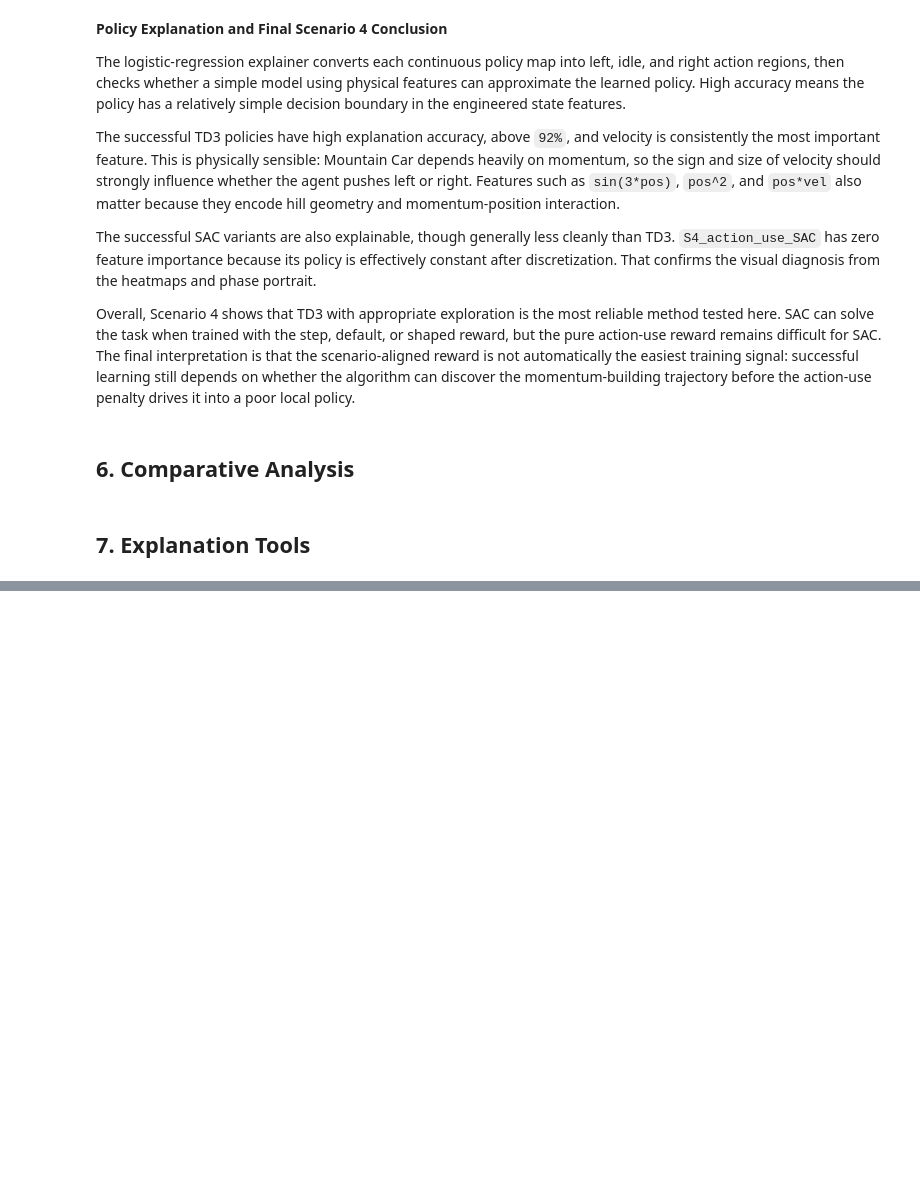
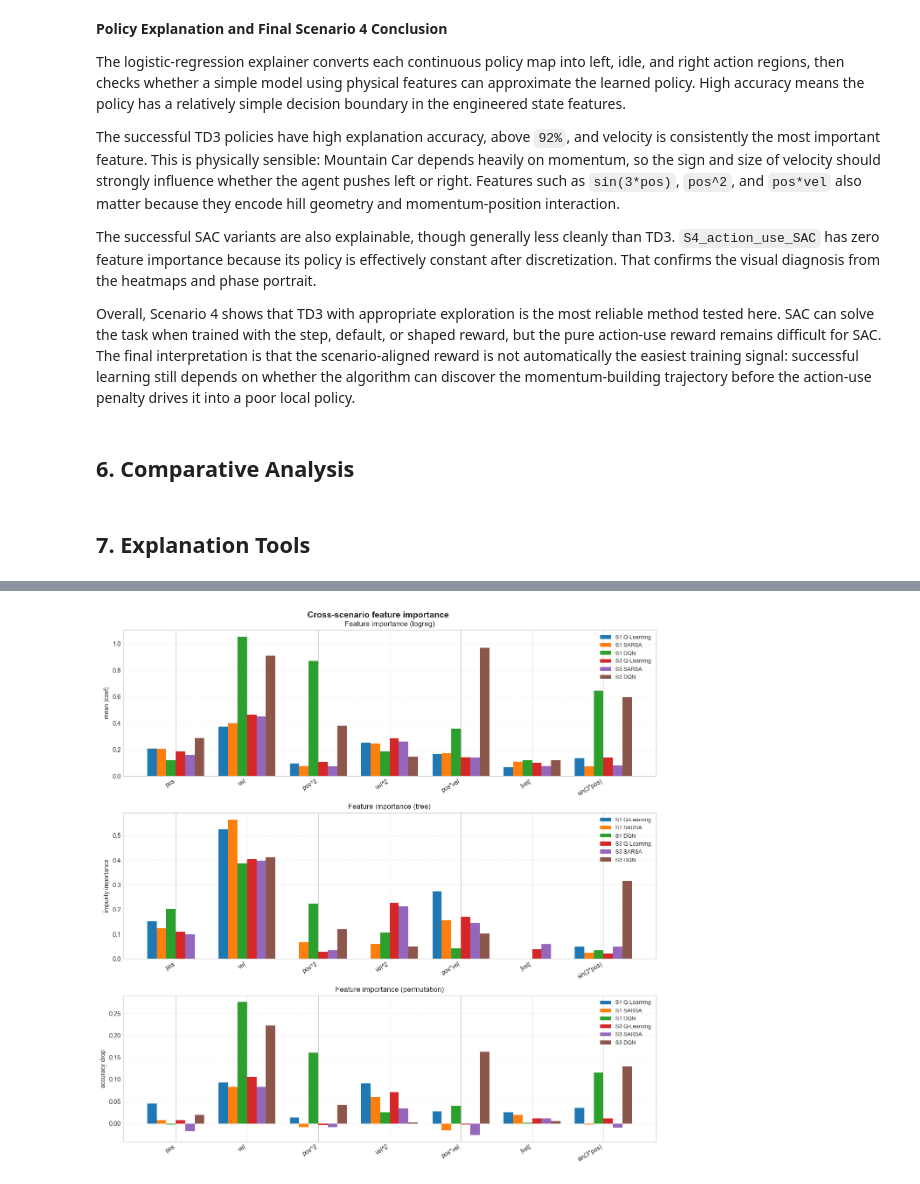
Before and after one commit to catebros/RL-Group, a Jupyter notebook: RLI_22_A0_MountainCar.ipynb, the cells around one changed output, grey strips where cells are left out. Saved outputs shown, nothing was run; the diff lists cells and outputs as text; code cells hidden in the pictures; blank space fills up the shorter version.

```diff
--- a/RLI_22_A0_MountainCar.ipynb
+++ b/RLI_22_A0_MountainCar.ipynb
@@ -2024,0 +2134,22 @@ Overall, Scenario 4 shows that TD3 with appropriate exploration is the most reli
+# %%
+# Collect one policy grid per (scenario, agent) into a unified 3-class form.
+# Discrete grids pass through; continuous S4 grids are binned with deadband=0.05
+# to match the threshold used in the S4 explanation cell above.
+
+policy_grids = {
+    "S1 Q-Learning": s1_ql_agent.get_policy_grid(),
+    "S1 SARSA":      s1_sarsa_agent.get_policy_grid(),
+    "S1 DQN":        s1_dqn_agent.get_q_values_grid(n_bins=40)[0],
+    "S3 Q-Learning": s3_ql_agent.get_policy_grid(),
+    "S3 SARSA":      s3_sarsa_agent.get_policy_grid(),
+    "S3 DQN":        s3_dqn_agent.get_q_values_grid(n_bins=40)[0],
+}
+
+for cfg in s4_run_configs:
+    run_name = cfg["run_name"]
+    grid40 = s4_results[run_name]["agent"].get_policy_grid(n_bins=40)
+    policy_grids[f"S4 {run_name.replace('S4_', '')}"] = mc.bin_action_grid(grid40, deadband=0.05)
+
+print(f"Collected {len(policy_grids)} policy grids:")
+for name, g in policy_grids.items():
+    print(f"  {name:32s}  shape={g.shape}  dtype={g.dtype}")
@@ -2024,0 +2158,15 @@ Overall, Scenario 4 shows that TD3 with appropriate exploration is the most reli
+# %%
+# Run the three explanation techniques on every policy grid.
+all_results = {
+    name: mc.run_all_explanations(
+        grid, n_bins=grid.shape[0], scenario_name=name, verbose=False
+    )
+    for name, grid in policy_grids.items()
+}
+
+# Compact accuracy summary across techniques
+print(f"{'scenario':<32s}  {'logreg':>8s}  {'tree':>8s}  {'perm-base':>10s}")
+print("-" * 64)
+for name, res in all_results.items():
+    print(f"{name:<32s}  {res['logreg']['accuracy']:>8.1%}  "
+          f"{res['tree']['accuracy']:>8.1%}  {res['permutation']['baseline_accuracy']:>10.1%}")
@@ -2024,0 +2192,10 @@ Overall, Scenario 4 shows that TD3 with appropriate exploration is the most reli
+# %%
+# Feature-importance bar charts: one panel per technique, scenarios as bar groups.
+fig, axes = plt.subplots(3, 1, figsize=(13, 13))
+for ax, technique in zip(axes, ["logreg", "tree", "permutation"]):
+    mc.plot_feature_importance_bars(all_results, technique=technique, ax=ax)
+plt.suptitle("Cross-scenario feature importance", fontsize=14, fontweight='bold')
+plt.tight_layout()
+plt.show()
+# %% [output]
+[figure, added]
```
Also changed, not shown: parts of 30 cells of this notebook, 40 other files.
